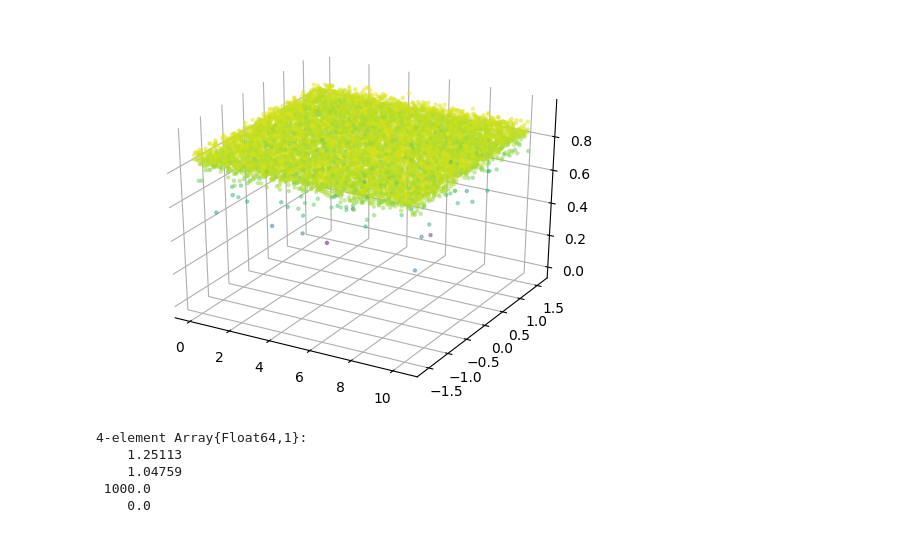
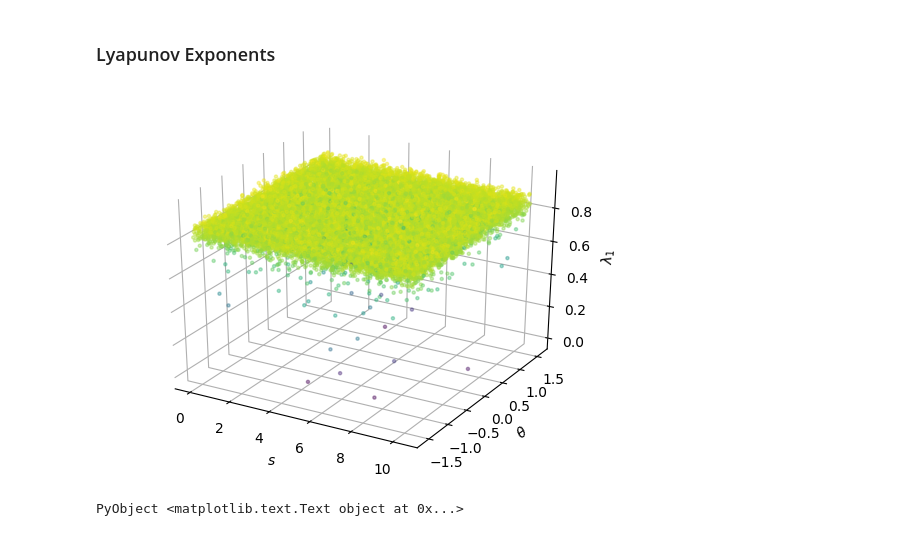
Before and after one commit to dapias/LorentzTesting2d, a Jupyter notebook: notebooks/BirkhoffCoordinates.ipynb, the cells around one changed output. Cells and saved outputs as stored; diff of their text form; code cells hidden in the pictures.

```diff
--- a/notebooks/BirkhoffCoordinates.ipynb
+++ b/notebooks/BirkhoffCoordinates.ipynb
@@ -18,6 +20,6 @@ d = Disk([0.,0.], r)
 push!(bth, d)
 
 t = 1000.0
-Npart = 10000 ;
+Npart = 20000 ;
 # %%
 birkres = birkhoff_visual(t, Npart, bth ,polygon_sides; lyapunov = true);
@@ -38,17 +76,18 @@ plt[:hist](birkres[:,3], normed = true, 50, histtype = "step")
+# %% [markdown]
+### Lyapunov Exponents
 # %%
+## Scatter
+
 fig = plt[:figure]()
 ax = fig[:add_subplot](111, projection="3d")
 ax[:scatter](birkres[:,1],birkres[:,2], birkres[:,4], c=birkres[:,4], s=5, alpha = 0.4)
 ax[:w_xaxis][:set_pane_color]((1.0, 1.0, 1.0, 1.0))
 ax[:w_yaxis][:set_pane_color]((1.0, 1.0, 1.0, 1.0))
 ax[:w_zaxis][:set_pane_color]((1.0, 1.0, 1.0, 1.0))
+
+ax[:set_xlabel](L"$s$")
+ax[:set_ylabel](L"$\theta$")
+ax[:set_zlabel](L"$\lambda_1$")
 # %% [output]
-[figure, old version]
+[figure, new version]
+PyObject <matplotlib.text.Text object at 0x...>
-# %%
-birkres[indmin(birkres[:,4]),:]
-# %% [output]
-4-element Array{Float64,1}:
-    1.25113
-    1.04759
- 1000.0
-    0.0
```
Also changed, not shown: parts of 15 cells of this notebook.
